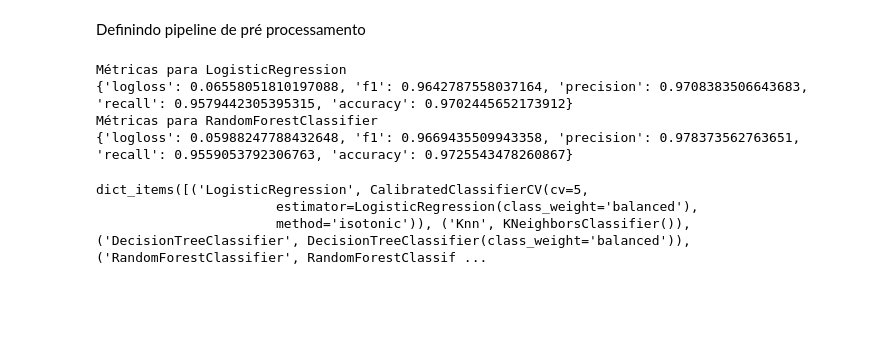
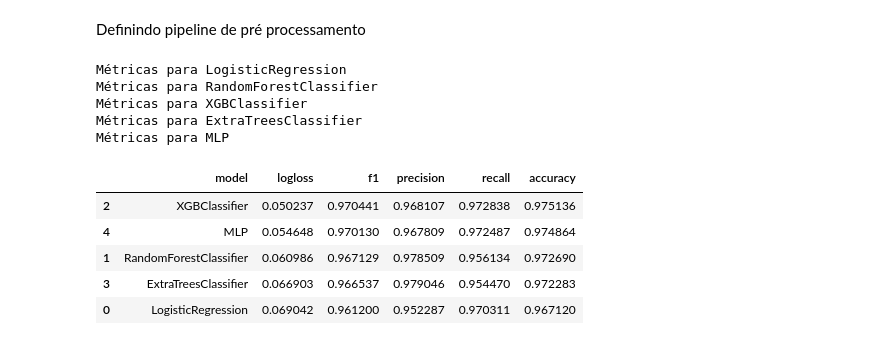
Before and after one commit to Alexandre-Esposte/JobProphet, a Jupyter notebook: notebooks/modelagem.ipynb, the cells around one changed output. Drawn from its saved outputs; the diff is of its cells as text; code cells hidden in the pictures; blank space fills up the shorter version.

```diff
--- a/notebooks/modelagem.ipynb
+++ b/notebooks/modelagem.ipynb
@@ -52,7 +59,11 @@ Separando features de target e removendo id dos estudantes
 X = train.drop(['student_id','placement_status'],axis = 1)
 y = train['placement_status']
 
-X['total_marks'] = ((10*X['cgpa']) + X['ssc_marks'] + X['hsc_marks'])/3
+#X = featureExtractor(X)
+
+
+X['placement_training'] = X['placement_training'].apply(lambda x: 1 if x =='Yes' else 0 )
+X['extra_curricular_activities'] = X['extra_curricular_activities'].apply(lambda x: 1 if x =='Yes' else 0)
 
 display(X.head())
 display(y.head())
@@ -82,7 +93,9 @@ test  --> features shape: (1840, 13), target shape: (1840,)
 # %% [markdown]
 Separando variaveis categoricas das numericas
 # %%
-categorical_cols = ['extra_curricular_activities', 'placement_training','personality_type']
+# para o columns transform
+#categorical_cols = ['extra_curricular_activities', 'placement_training','personality_type']
+categorical_cols = ['personality_type']
 numeric_cols = []
 
 for col in X.columns:
@@ -100,11 +113,14 @@ Features categoricas:  ['extra_curricular_activities', 'placement_training', 'pe
 Definindo modelos
 # %%
 models = {
-    'LogisticRegression': CalibratedClassifierCV(LogisticRegression(class_weight='balanced'), cv = 5, method='isotonic'),
-    #'Knn':  CalibratedClassifierCV(KNeighborsClassifier(), cv = 5, method='isotonic'),
+    'LogisticRegression': LogisticRegression(class_weight='balanced', C= 1),
+    #'Knn': KNeighborsClassifier(),
     #'DecisionTreeClassifier': DecisionTreeClassifier(class_weight='balanced'),
-    'RandomForestClassifier':  RandomForestClassifier(n_estimators=1000,class_weight='balanced',random_state = 0),
-}
+    'RandomForestClassifier':  RandomForestClassifier(n_estimators=200,class_weight='balanced',random_state = 0),
+    'XGBClassifier': XGBClassifier(n_estimators = 800, learning_rate = 1e-2, random_state = 42),
+    'ExtraTreesClassifier': ExtraTreesClassifier(random_state=42),
+    'MLP': MLPClassifier(random_state=42,activation='relu', hidden_layer_sizes=(4,4), n_iter_no_change=100,max_iter=100000000, early_stopping=False)
+    }
 # %% [markdown]
 Definindo pipeline de pré processamento
 # %%
@@ -119,13 +135,24 @@ preprocessing = ColumnTransformer([
                                     remainder='passthrough'
                                 )
 # %%
+results = []
 for i, (name, model) in enumerate(models.items()):
 
     print(f'Métricas para {name}')
     clf = Pipeline(steps=[('preprocessing', preprocessing), ('model', model)])
-    print(validacaoCruzada(X_train,y_train,clf, 10))
+    metrics = validacaoCruzada(X_train,y_train,clf, 5)
+    results.append({'model': name, **metrics})
+
+pd.DataFrame(results).sort_values(by='logloss',ascending = True)
 # %% [output]
 Métricas para LogisticRegression
-{'logloss': 0.06558051810197088, 'f1': 0.9642787558037164, 'precision': 0.9708383506643683, 'recall': 0.9579442305395315, 'accuracy': 0.9702445652173912}
 Métricas para RandomForestClassifier
-{'logloss': 0.05988247788432648, 'f1': 0.9669435509943358, 'precision': 0.978373562763651, 'recall': 0.9559053792306763, 'accuracy': 0.9725543478260867}
+Métricas para XGBClassifier
+Métricas para ExtraTreesClassifier
+Métricas para MLP
+|  | model | logloss | f1 | precision | recall | accuracy |
+| 2 | XGBClassifier | 0.050237 | 0.970441 | 0.968107 | 0.972838 | 0.975136 |
+| 4 | MLP | 0.054648 | 0.970130 | 0.967809 | 0.972487 | 0.974864 |
+| 1 | RandomForestClassifier | 0.060986 | 0.967129 | 0.978509 | 0.956134 | 0.972690 |
+| 3 | ExtraTreesClassifier | 0.066903 | 0.966537 | 0.979046 | 0.954470 | 0.972283 |
+| 0 | LogisticRegression | 0.069042 | 0.961200 | 0.952287 | 0.970311 | 0.967120 |
@@ -134,6 +158,0 @@ _,_,_,_,_, model = treinarModelo(X_train,X_test,y_train,y_test,model)
-# %%
-models.items()
-# %% [output]
-dict_items([('LogisticRegression', CalibratedClassifierCV(cv=5,
-                       estimator=LogisticRegression(class_weight='balanced'),
-                       method='isotonic')), ('Knn', KNeighborsClassifier()), ('DecisionTreeClassifier', DecisionTreeClassifier(class_weight='balanced')), ('RandomForestClassifier', RandomForestClassif ...
```
Also changed, not shown: parts of 8 cells of this notebook, 3 other files.
